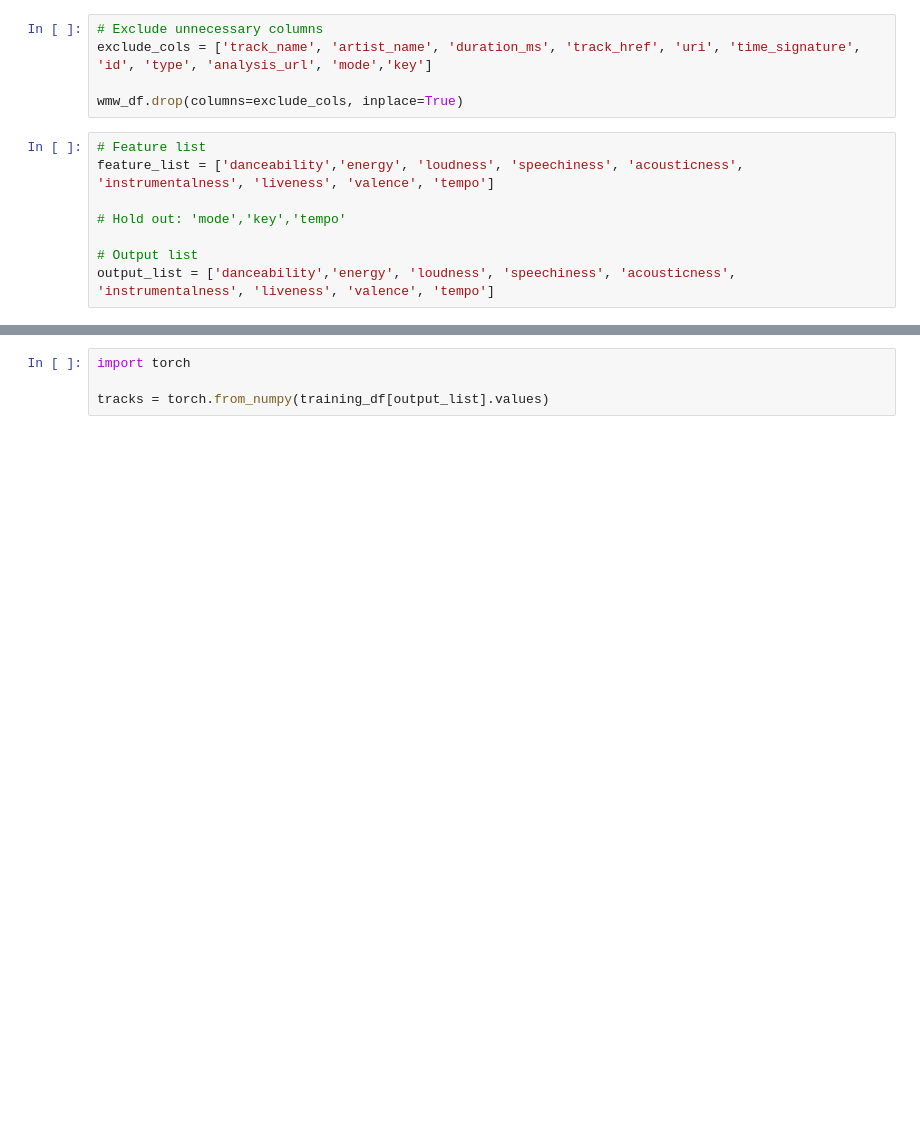
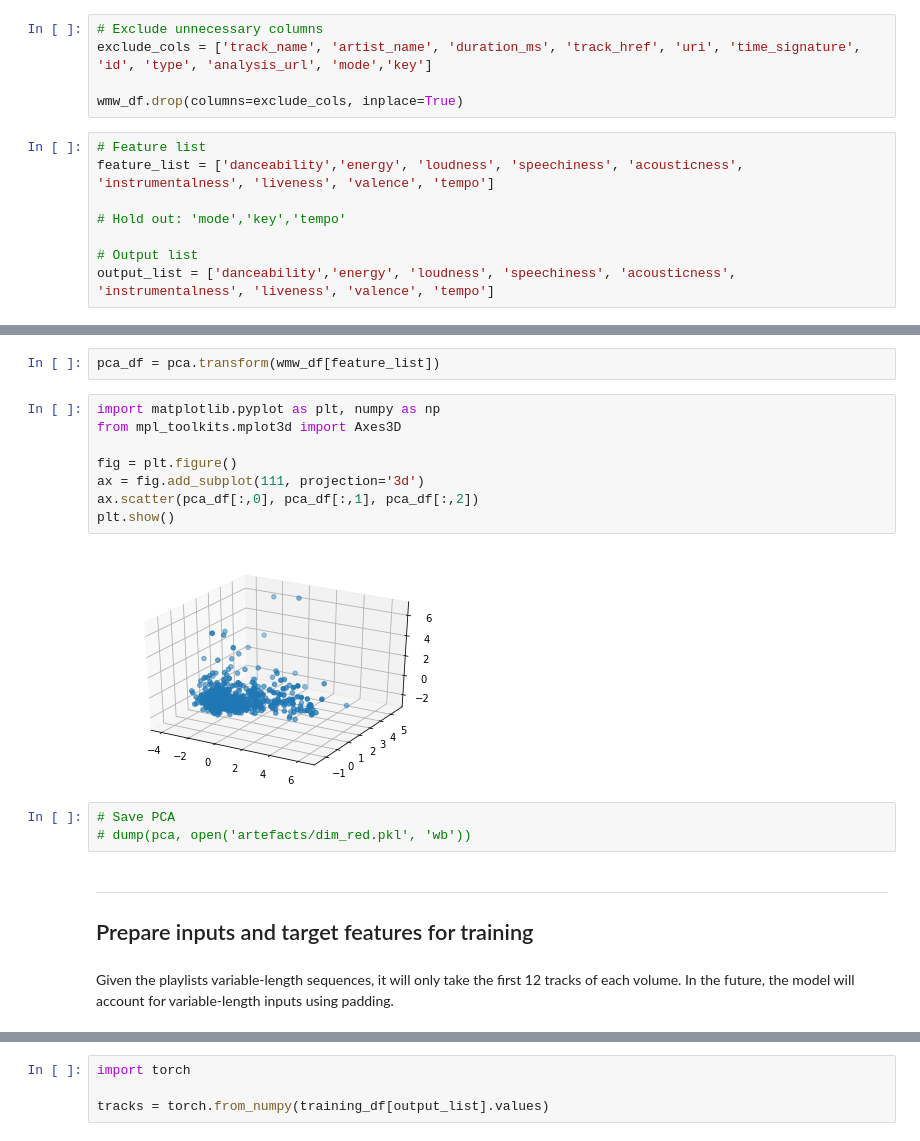
Before and after one commit to alistairwgillespie/wmw_deep_playlist_generator, a Jupyter notebook: 2_Feature_Engineering.ipynb, the cells around one changed output, grey strips where cells are left out. Drawn from its saved outputs; the diff is of its cells as text; blank space fills up the shorter version.

```diff
--- a/2_Feature_Engineering.ipynb
+++ b/2_Feature_Engineering.ipynb
@@ -106,0 +126,20 @@ wmw_df.head(13)
+# %%
+pca_df = pca.transform(wmw_df[feature_list])
+# %%
+import matplotlib.pyplot as plt, numpy as np
+from mpl_toolkits.mplot3d import Axes3D
+
+fig = plt.figure()
+ax = fig.add_subplot(111, projection='3d')
+ax.scatter(pca_df[:,0], pca_df[:,1], pca_df[:,2])
+plt.show()
+# %% [output]
+[figure, added]
+# %%
+# Save PCA
+# dump(pca, open('artefacts/dim_red.pkl', 'wb'))
+# %% [markdown]
+---
+## Prepare inputs and target features for training
+# %% [markdown]
+Given the playlists variable-length sequences, it will only take the first 12 tracks of each volume. In the future, the model will account for variable-length inputs using padding.
```
Also changed, not shown: parts of 20 cells of this notebook, 2 other files.
